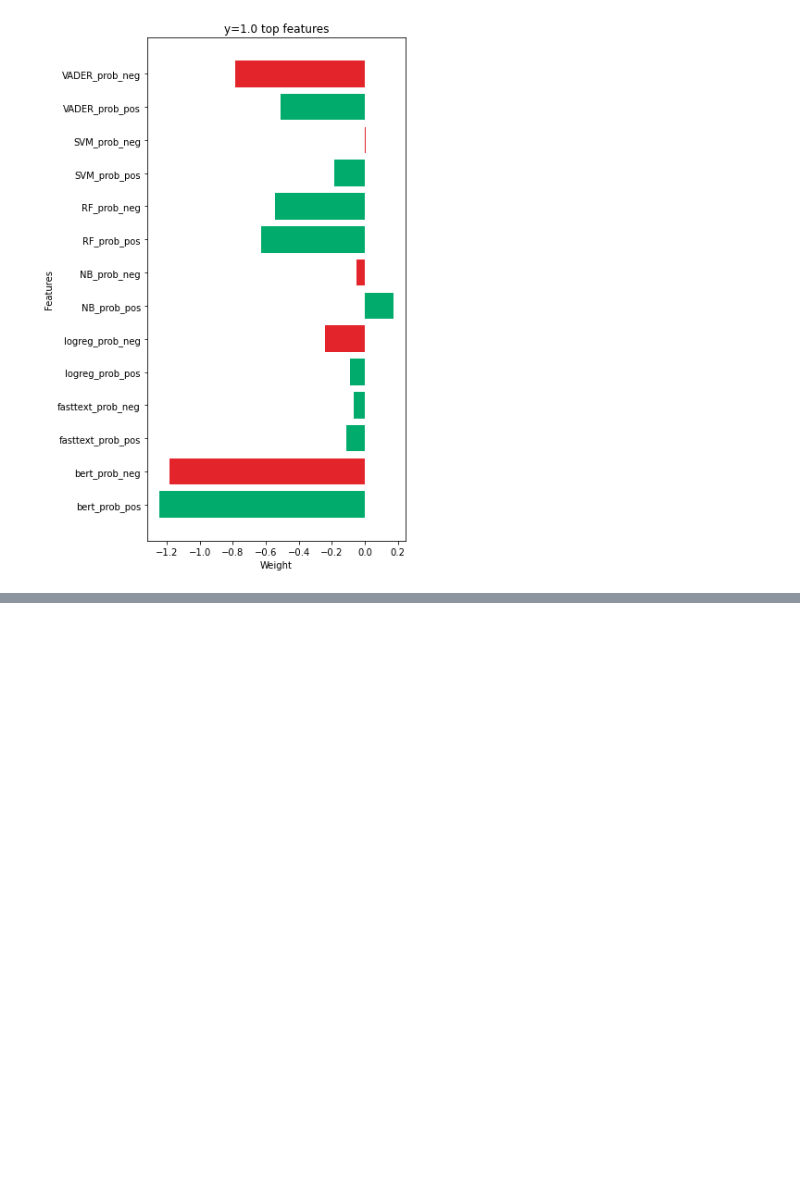
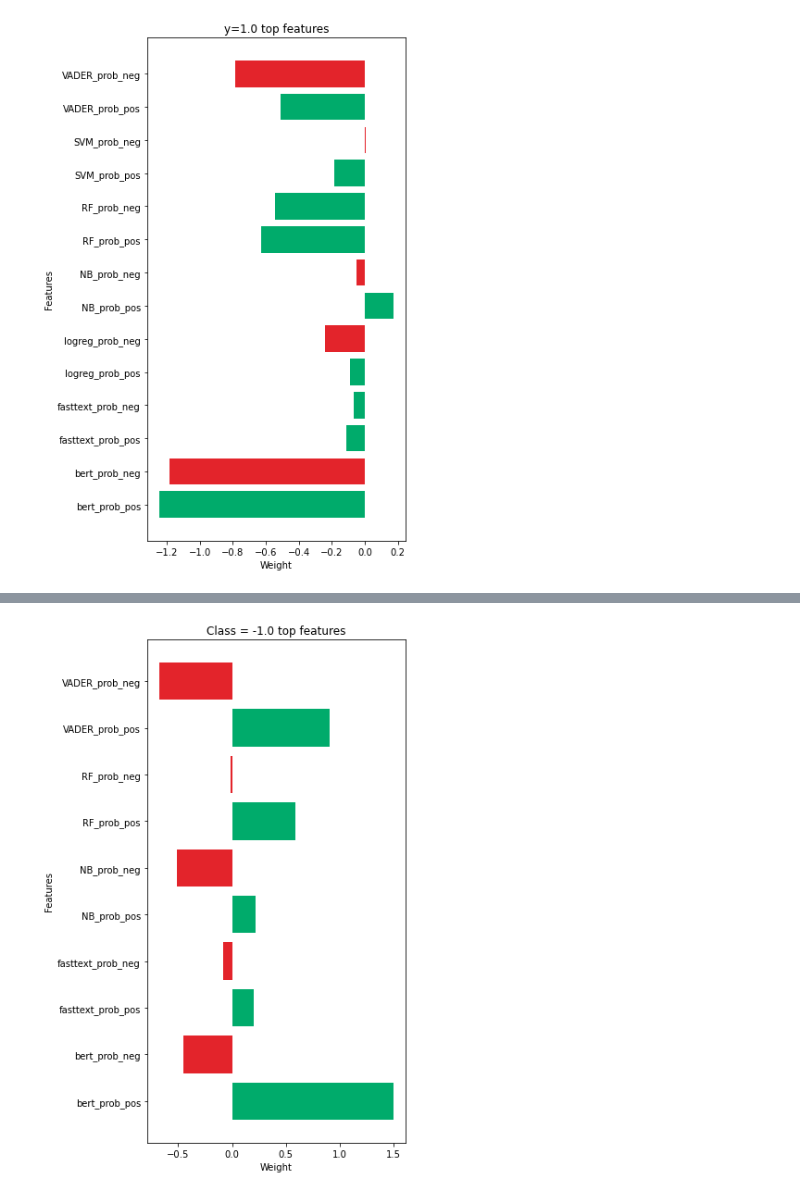
Before and after one commit to ValaryLim/bt4222-burpple-reviews, a Jupyter notebook: modelling/SentimentAnalysis_Stacking.ipynb, the cells around one changed output, grey strips where cells are left out. Saved outputs shown, nothing was run; the diff lists cells and outputs as text; code cells hidden in the pictures; blank space fills up the shorter version.

```diff
--- a/modelling/SentimentAnalysis_Stacking.ipynb
+++ b/modelling/SentimentAnalysis_Stacking.ipynb
@@ -418,0 +661,25 @@ plt.show()
+# %%
+import pickle
+final_model = pickle.load(open("saved_models/model_meta_2.pkl", "rb"))
+# %%
+# get importance
+importance = final_model.coef_
+classes = final_model.classes_
+features = alldata.columns.tolist()[:-1]
+features.append("intercept")
+dictionary = {"Class":[],"Feature":[],"Score":[]}
+# summarize feature importance
+for j in classes:
+    print(f"Class = {j}")
+    print(final_model.intercept_[int(j)])
+    coeff = list(importance[int(j)]) + [final_model.intercept_[int(j)]]
+    print(f"Intercept: {final_model.intercept_[int(j)]}")
+    for i,v in zip(features,coeff):
+        dictionary["Class"].append(j)
+        dictionary["Feature"].append(i)
+        dictionary["Score"].append(v)
+        print(f'Feature: {i}, Score: {v}')
+
+    print()
+feature_importance_dictionary = pd.DataFrame(dictionary)
+feature_importance_dictionary.to_csv("meta_model_feature_impt1.csv")
@@ -418,0 +704,16 @@ plt.show()
+# %%
+plt.figure(figsize=(5,10))
+plt.subplot(1, 1, 1)
+
+### CHANGE THIS PART ####
+plt.barh(features[:-1], importance[-1], height=0.8,
+         color=["#E3242B" if x<0 else "#00AB6B" for x in importance[-1]])
+plt.title('Class = -1.0 top features')
+plt.ylabel('Features')
+plt.xlabel('Weight')
+##########################
+
+
+plt.show()
+# %% [output]
+[figure, added]
```
Also changed, not shown: parts of 21 cells of this notebook, 1 other file.
